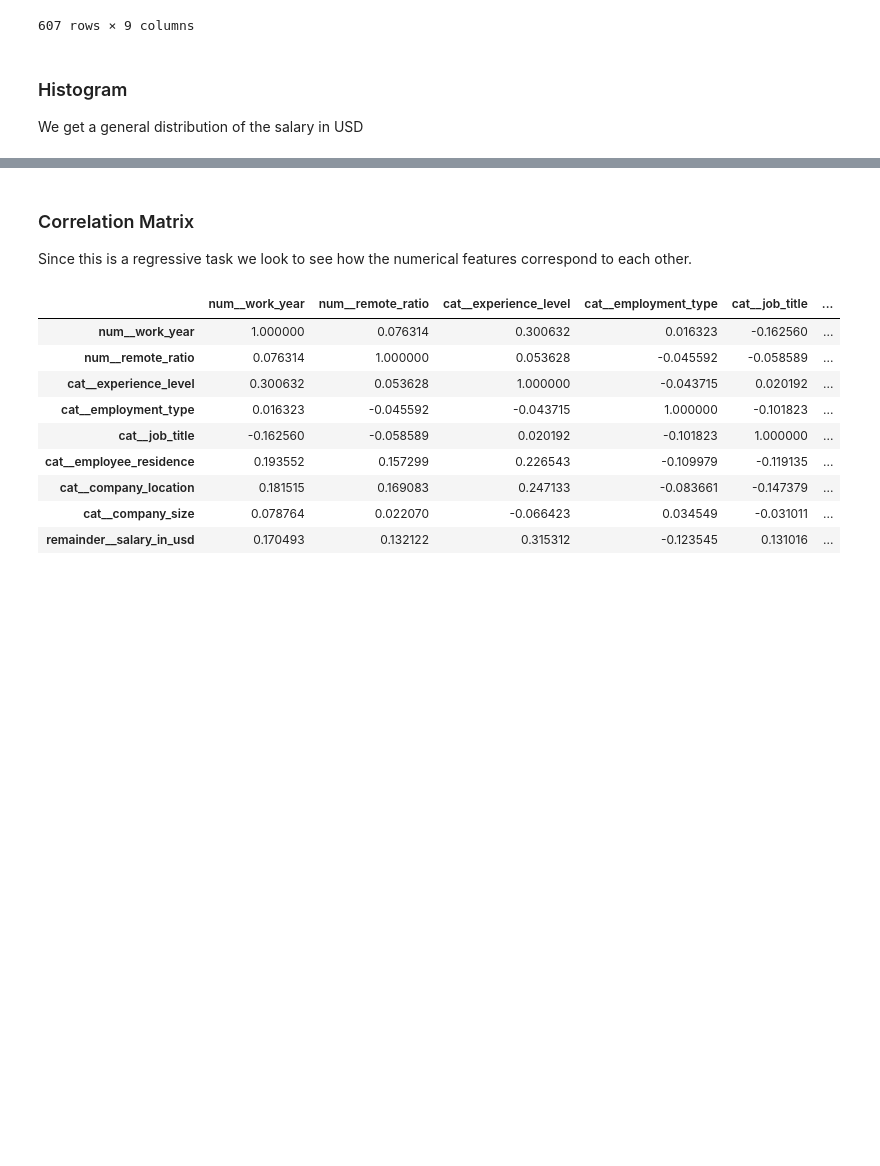
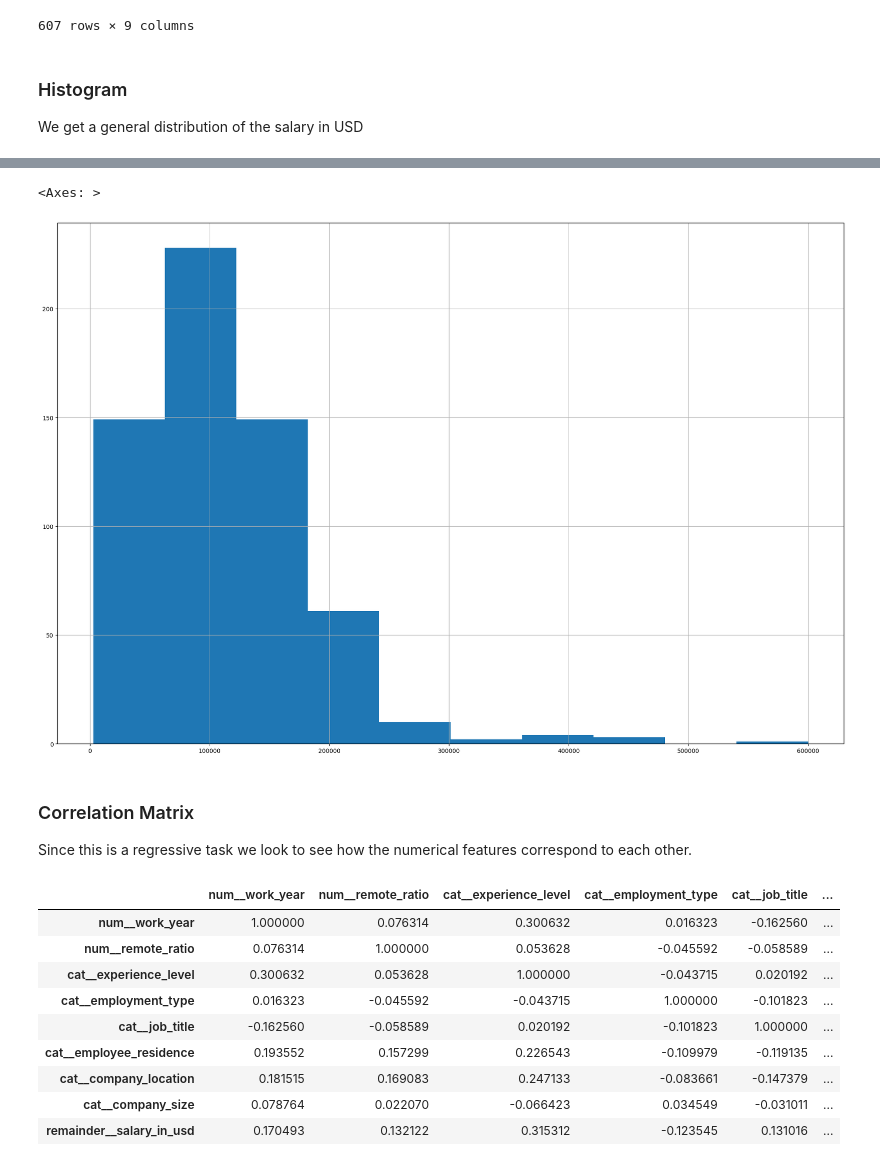
Before and after one commit to pauldumitriu001/EECS3401_IntroToAi_FinalProject, a Jupyter notebook: EECS3401FinalProject-Group8.ipynb, the cells around one changed output, grey strips where cells are left out. Drawn from its saved outputs; the diff is of its cells as text; code cells hidden in the pictures; blank space fills up the shorter version.

Commit message:
Get plotly charts to show

```diff
--- a/EECS3401FinalProject-Group8.ipynb
+++ b/EECS3401FinalProject-Group8.ipynb
@@ -220,3 +226,8 @@ px.histogram(data,x='salary_in_usd',labels={'salary_in_usd':'Salary (USD)'},titl
+# %%
+data["salary_in_usd"].hist(figsize=(24, 16))
+# %% [output]
+<Axes: >
+[figure, added]
 # %% [markdown]
 ### Correlation Matrix
 Since this is a regressive task we look to see how the numerical features correspond to each other.
```
Also changed, not shown: parts of 21 cells of this notebook.
